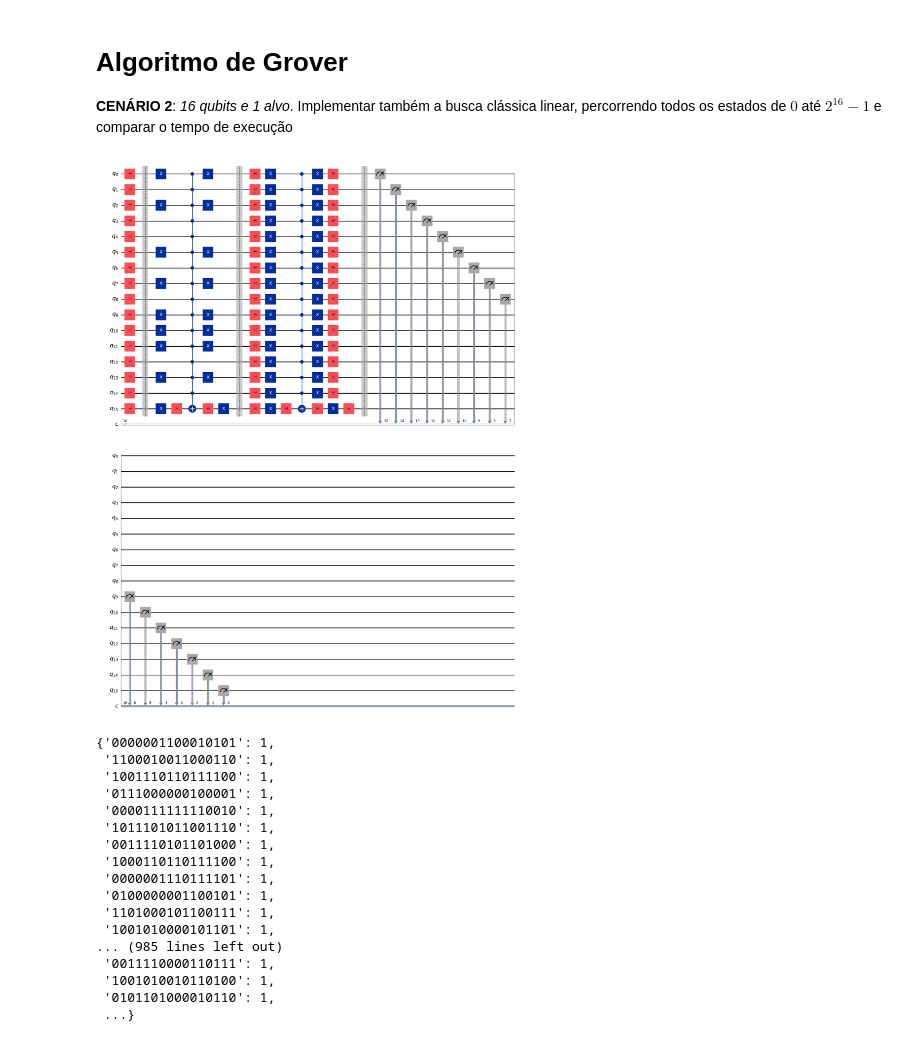
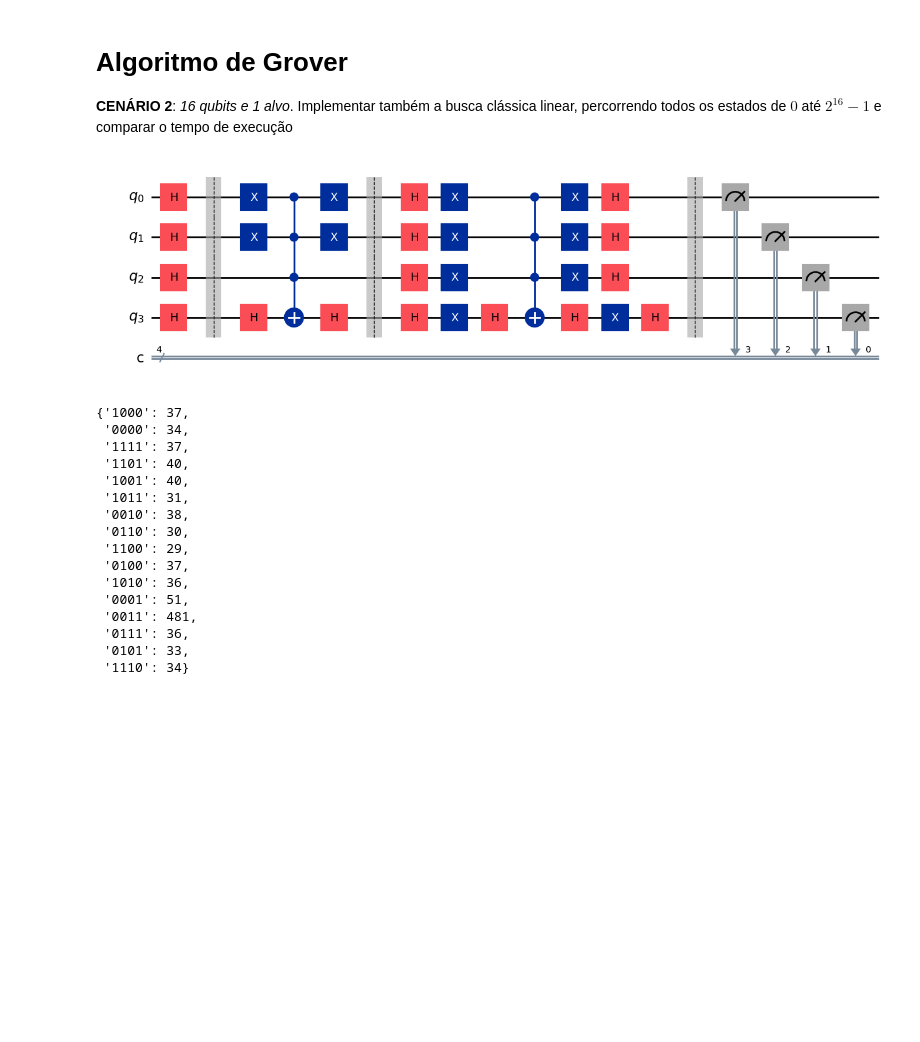
Before and after one commit to filipefernandesphd/Grover-e-QAOA, a Jupyter notebook: Cenário 2.ipynb, the cells around one changed output. Cells and saved outputs as stored; diff of their text form; code cells hidden in the pictures; blank space fills up the shorter version.

```diff
--- a/Cenário 2.ipynb
+++ b/Cenário 2.ipynb
@@ -11,11 +11,11 @@ from qiskit.visualization import plot_histogram
 from qiskit.quantum_info import Statevector
 import matplotlib.pyplot as plt
 # %%
-grover = Grover("0101101010001010",True)
+grover = Grover("0011",True)
 qc = grover.circuit()
 qc.draw('mpl')
 # %% [output]
-[figure, old version]
+[figure, new version]
 # %%
 # Simulador moderno
 simulator = AerSimulator()
@@ -32,23 +32,22 @@ counts = result.get_counts()
 # %%
 counts
 # %% [output]
-{'0000001100010101': 1,
- '1100010011000110': 1,
- '1001110110111100': 1,
- '0111000000100001': 1,
- '0000111111110010': 1,
- '1011101011001110': 1,
- '0011110101101000': 1,
- '1000110110111100': 1,
- '0000001110111101': 1,
- '0100000001100101': 1,
- '1101000101100111': 1,
- '1001010000101101': 1,
-... (985 lines left out)
- '0011110000110111': 1,
- '1001010010110100': 1,
- '0101101000010110': 1,
- ...}
+{'1000': 37,
+ '0000': 34,
+ '1111': 37,
+ '1101': 40,
+ '1001': 40,
+ '1011': 31,
+ '0010': 38,
+ '0110': 30,
+ '1100': 29,
+ '0100': 37,
+ '1010': 36,
+ '0001': 51,
+ '0011': 481,
+ '0111': 36,
+ '0101': 33,
+ '1110': 34}
 # %%
 plot_histogram(counts)
 # %% [output]
```
Also changed, not shown: parts of 1 cell of this notebook, 1 other file.
